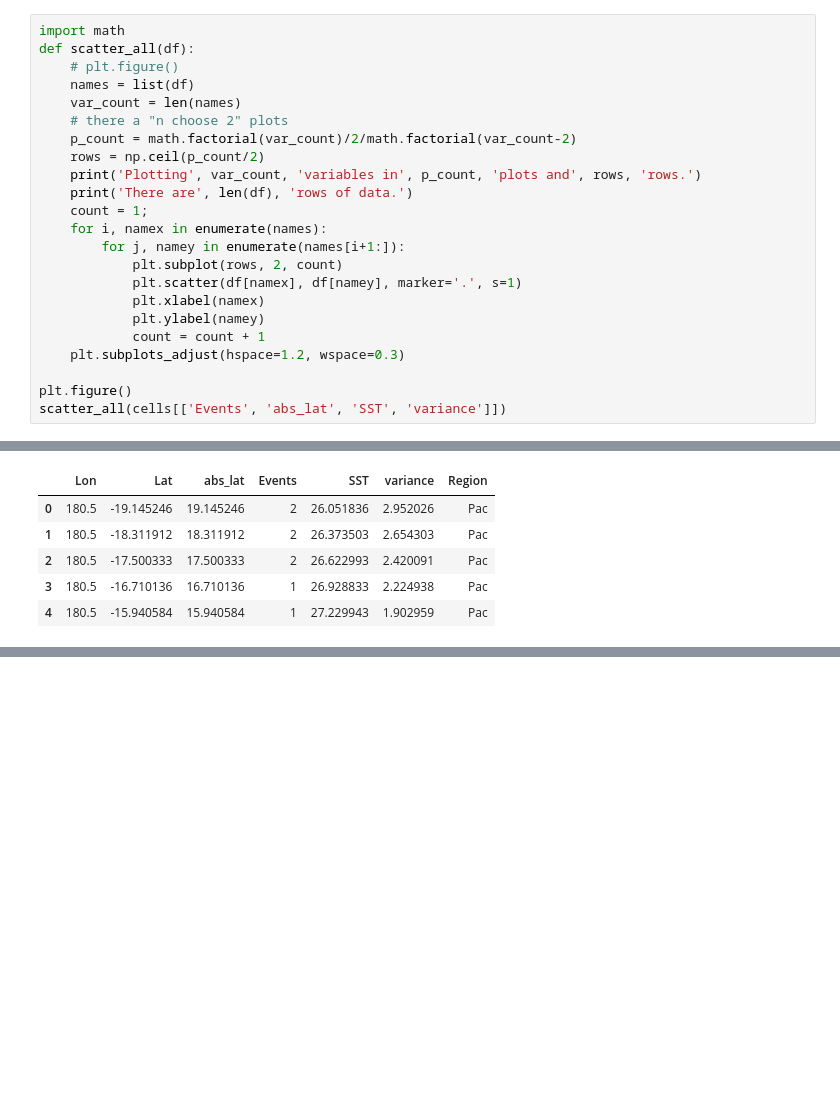
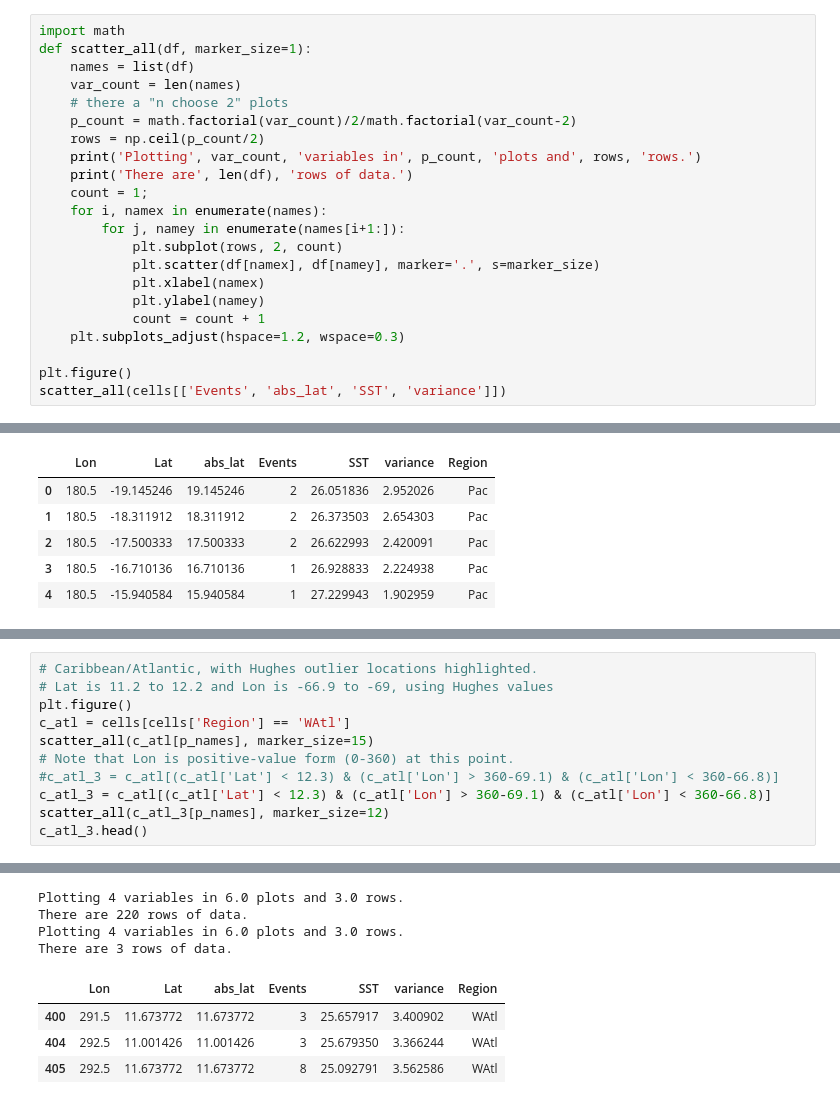
Before and after one commit to mlmldata2018/Coral-Bleaching-Project-MS263, a Jupyter notebook: src/Reef_Scatterplots.ipynb, the cells around one changed output, grey strips where cells are left out. Saved outputs shown, nothing was run; the diff lists cells and outputs as text; blank space fills up the shorter version.

Commit message:
More exploration
Looked at scatterplots of each of 4 regions separately.  Also identified apparent outliers and tried to see what they had in common.

```diff
--- a/src/Reef_Scatterplots.ipynb
+++ b/src/Reef_Scatterplots.ipynb
@@ -59,7 +72,6 @@ all_names = list(cells)
 # %%
 import math
-def scatter_all(df):
-    # plt.figure()
+def scatter_all(df, marker_size=1):
     names = list(df)
     var_count = len(names)
     # there a "n choose 2" plots
@@ -71,7 +83,7 @@ def scatter_all(df):
     for i, namex in enumerate(names):
         for j, namey in enumerate(names[i+1:]):
             plt.subplot(rows, 2, count)
-            plt.scatter(df[namex], df[namey], marker='.', s=1)
+            plt.scatter(df[namex], df[namey], marker='.', s=marker_size)
             plt.xlabel(namex)
             plt.ylabel(namey)
             count = count + 1
@@ -152,3 +160,15 @@ len(c_au)
 Plotting 4 variables in 6.0 plots and 3.0 rows.
 There are 946 rows of data.
 946
+# %%
+# Caribbean/Atlantic, with Hughes outlier locations highlighted.
+# Lat is 11.2 to 12.2 and Lon is -66.9 to -69, using Hughes values
+plt.figure()
+c_atl = cells[cells['Region'] == 'WAtl']
+scatter_all(c_atl[p_names], marker_size=15)
+# Note that Lon is positive-value form (0-360) at this point.
+#c_atl_3 = c_atl[(c_atl['Lat'] < 12.3) & (c_atl['Lon'] > 360-69.1) & (c_atl['Lon'] < 360-66.8)]
+c_atl_3 = c_atl[(c_atl['Lat'] < 12.3) & (c_atl['Lon'] > 360-69.1) & (c_atl['Lon'] < 360-66.8)]
+scatter_all(c_atl_3[p_names], marker_size=12)
+c_atl_3.head()
+# %% [output]
@@ -154,0 +177,8 @@ There are 946 rows of data.
+Plotting 4 variables in 6.0 plots and 3.0 rows.
+There are 220 rows of data.
+Plotting 4 variables in 6.0 plots and 3.0 rows.
+There are 3 rows of data.
+|  | Lon | Lat | abs_lat | Events | SST | variance | Region |
+| 400 | 291.5 | 11.673772 | 11.673772 | 3 | 25.657917 | 3.400902 | WAtl |
+| 404 | 292.5 | 11.001426 | 11.001426 | 3 | 25.679350 | 3.366244 | WAtl |
+| 405 | 292.5 | 11.673772 | 11.673772 | 8 | 25.092791 | 3.562586 | WAtl |
```
Also changed, not shown: parts of 6 cells of this notebook, 1 other file.
